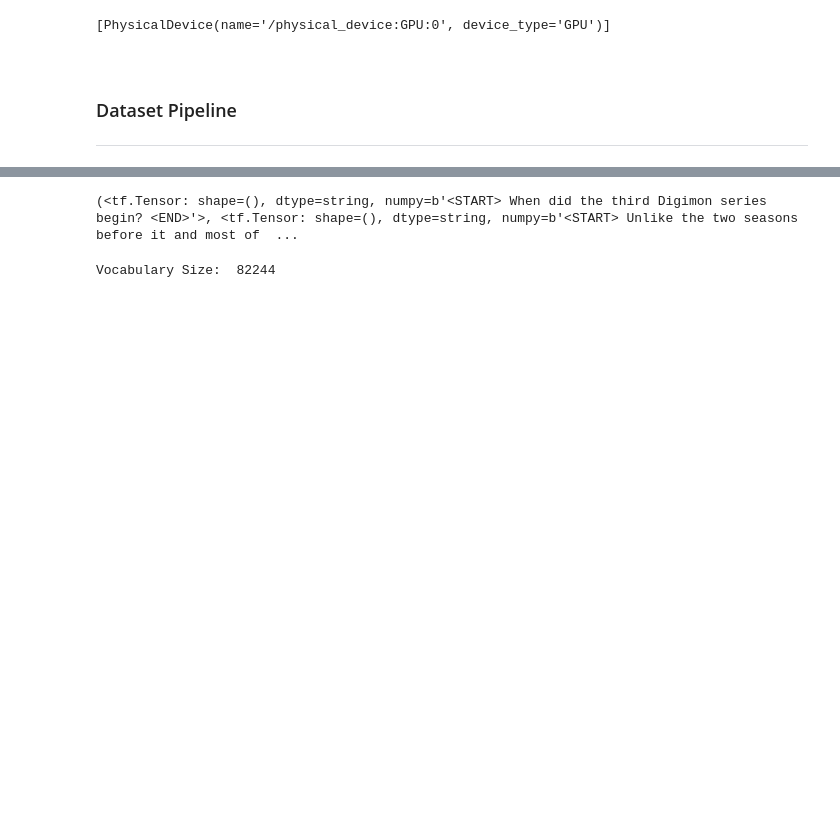
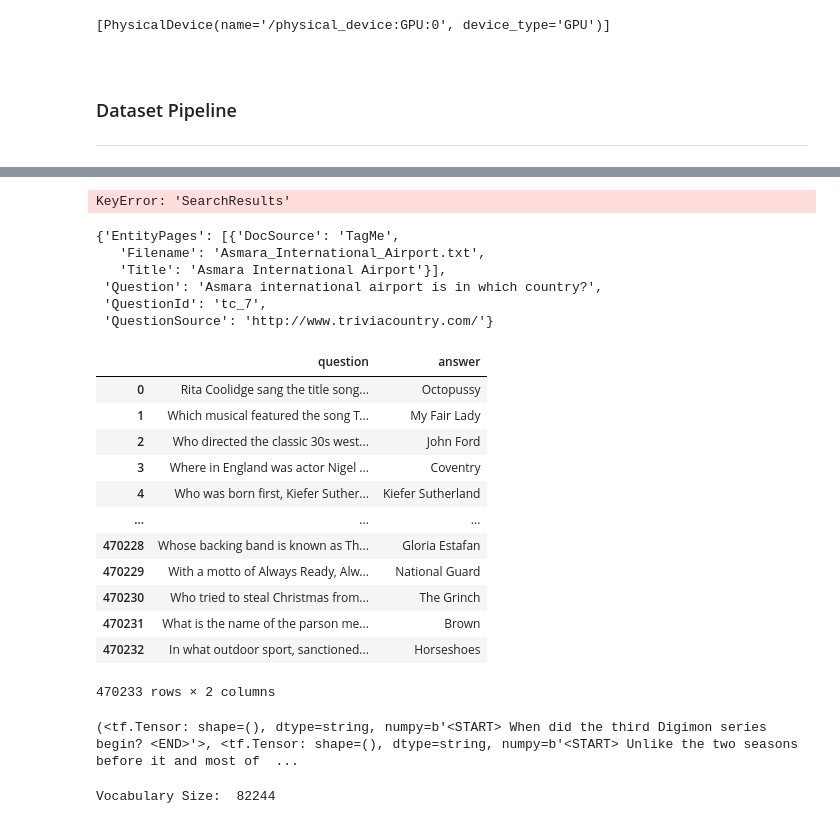
Before and after one commit to soheil-mp/Transformer-template, a Jupyter notebook: Transformer.ipynb, the cells around one changed output, grey strips where cells are left out. Saved outputs shown, nothing was run; the diff lists cells and outputs as text; code cells hidden in the pictures; blank space fills up the shorter version.

```diff
--- a/Transformer.ipynb
+++ b/Transformer.ipynb
@@ -46,3 +45,8 @@ tf.config.list_physical_devices('GPU')
 ### Dataset Pipeline
 
 ---
+# %%
+# Load the json file
+path = "./../dataset/triviaQA/qa/wikipedia-train.json"
+with open(path, encoding='utf-8-sig') as f:
+    data = json.load(f)
@@ -48,0 +61,3 @@ tf.config.list_physical_devices('GPU')
+# %%
+# Initialize the dictionary
+dic = collections.defaultdict()
@@ -49,3 +86,74 @@ tf.config.list_physical_devices('GPU')
+# %%
+# TODO: Load all the trivia dataset into a single dictionary (also add the dataset name, task name (i.e. QA), etc.)
+
+# Loop over the files
+for i_file_name in os.listdir("./../dataset/triviaQA/qa"):
+
+    # Set the full path
+    path = "./../dataset/triviaQA/qa/" + i_file_name
+
+    # Open the file
+    with open(path, encoding='utf-8-sig') as f:
+
+        # Load the json file
+        data = json.load(f)
+
+        # Loop over the data indices
+        for index in tqdm.tqdm(range( len(data["Data"]) )):
+
+            # Get the question and answer
+            try:
+
+                # Fetch question and answer
+                question = data["Data"][index]["Question"]
+                answer = data["Data"][index]["Answer"]["Value"]
+
+                # Append to dictionary
+                dic[len(dic)] = {"question": question, "answer": answer}
+
+            except:
+
+                # Fetch question
+                question = data["Data"][index]["Question"]
+
+                # Loop over answers
+                for i_answer in data["Data"][index]["SearchResults"]:
+
+                    # Get answer
+                    answer = i_answer["Description"]
+
+                    # Append to dictionary
+                    dic[len(dic)] = {"question": question, "answer": answer}
+
+            else:
+                pass
+# %% [output]
+KeyError: 'SearchResults'
+# %%
+data["Data"][index]
+# %% [output]
+{'EntityPages': [{'DocSource': 'TagMe',
+   'Filename': 'Asmara_International_Airport.txt',
+   'Title': 'Asmara International Airport'}],
+ 'Question': 'Asmara international airport is in which country?',
+ 'QuestionId': 'tc_7',
+ 'QuestionSource': 'http://www.triviacountry.com/'}
+# %%
+pd.DataFrame.from_dict(dic, orient='index')
+# %% [output]
+|  | question | answer |
+| 0 | Rita Coolidge sang the title song... | Octopussy |
+| 1 | Which musical featured the song T... | My Fair Lady |
+| 2 | Who directed the classic 30s west... | John Ford |
+| 3 | Where in England was actor Nigel ... | Coventry |
+| 4 | Who was born first, Kiefer Suther... | Kiefer Sutherland |
+| ... | ... | ... |
+| 470228 | Whose backing band is known as Th... | Gloria Estafan |
+| 470229 | With a motto of Always Ready, Alw... | National Guard |
+| 470230 | Who tried to steal Christmas from... | The Grinch |
+| 470231 | What is the name of the parson me... | Brown |
+| 470232 | In what outdoor sport, sanctioned... | Horseshoes |
+470233 rows × 2 columns
 # %%
 # TODO: Add <START>, <END> and <PAD> tags in the begining/end of sequences.
 # TODO: Finalize the dataset
```
Also changed, not shown: parts of 7 cells of this notebook.
